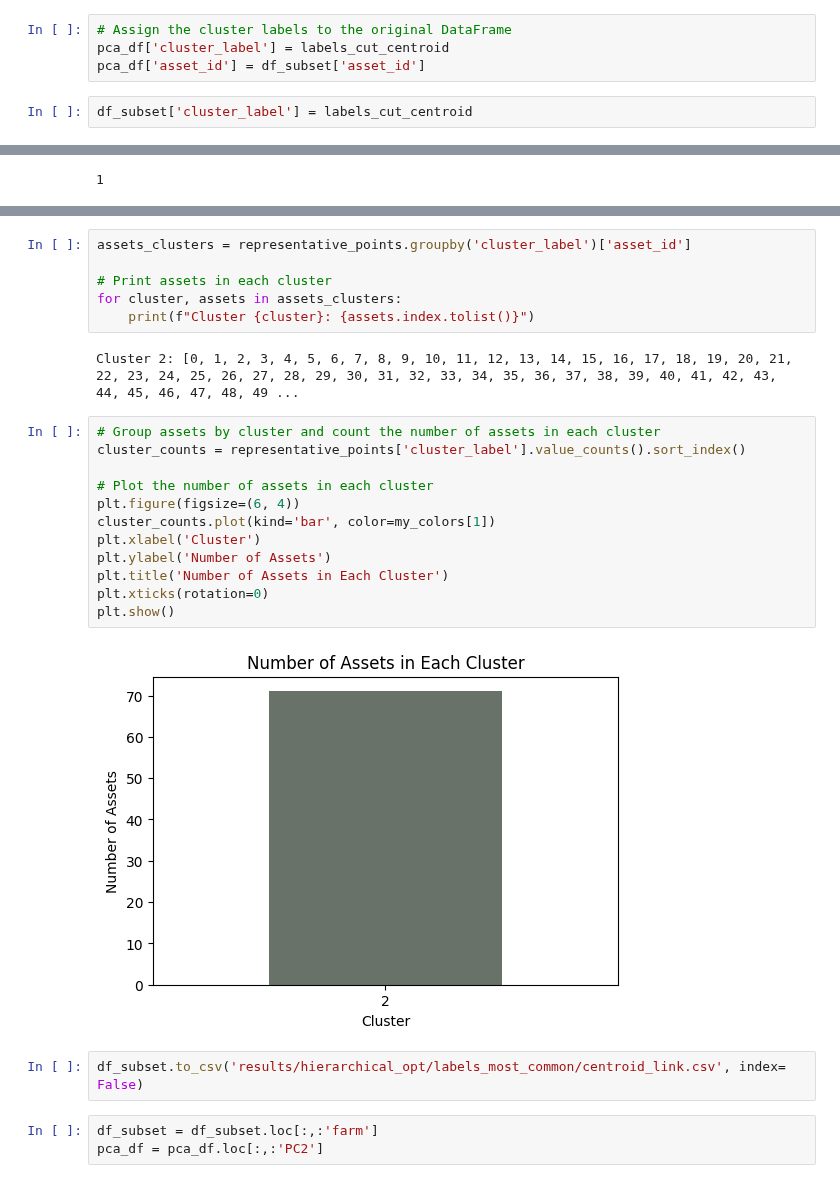
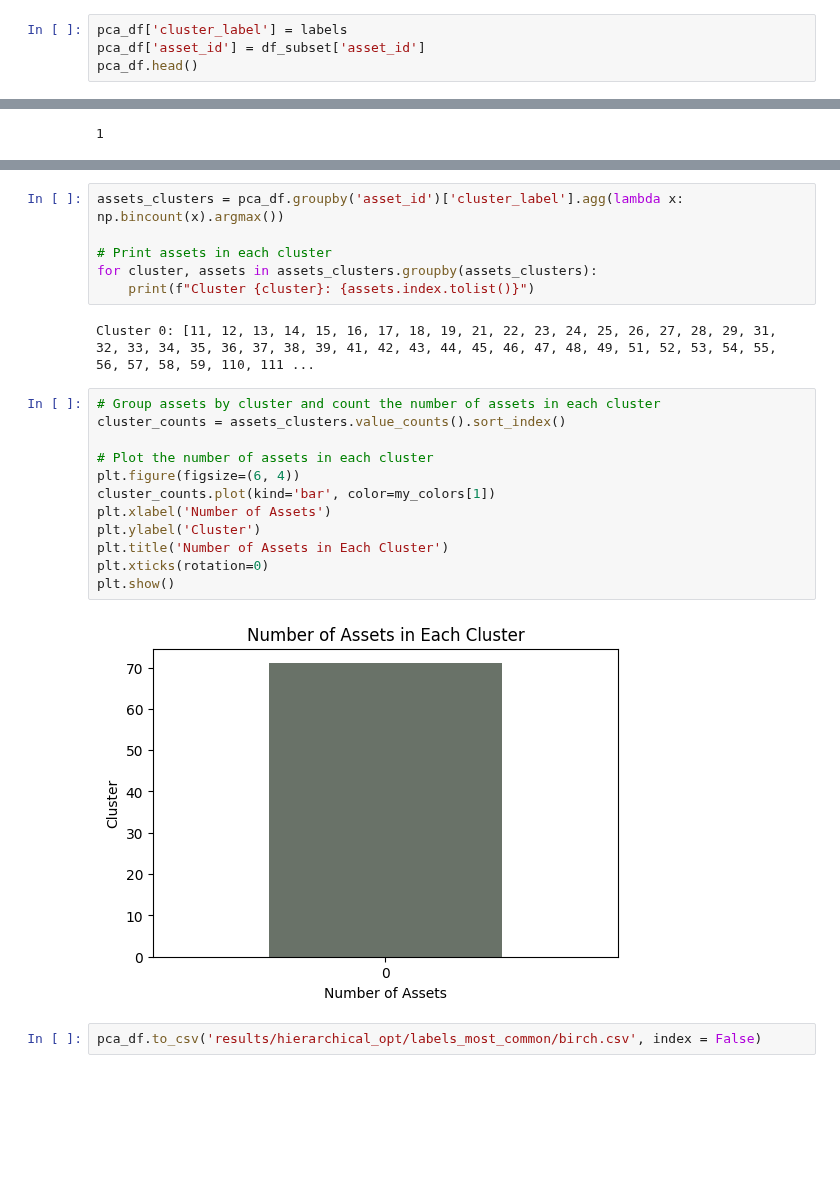
Before and after one commit to sarabreu/thesis_dev, a Jupyter notebook: models/with_clean_data/wind/hierarchical_cluster_opt.ipynb, the cells around one changed output, grey strips where cells are left out. Saved outputs shown, nothing was run; the diff lists cells and outputs as text; blank space fills up the shorter version.

```diff
--- a/models/with_clean_data/wind/hierarchical_cluster_opt.ipynb
+++ b/models/with_clean_data/wind/hierarchical_cluster_opt.ipynb
@@ -544,6 +791,4 @@ df_subset = df_subset.loc[:,'asset_id':'farm']
-# %%
-# Assign the cluster labels to the original DataFrame
-pca_df['cluster_label'] = labels_cut_centroid
-pca_df['asset_id'] = df_subset['asset_id']
-# %%
-df_subset['cluster_label'] = labels_cut_centroid
+# %%
+pca_df['cluster_label'] = labels
+pca_df['asset_id'] = df_subset['asset_id']
+pca_df.head()
@@ -618,28 +856,25 @@ representative_points
 71 rows × 4 columns
 # %%
-assets_clusters = representative_points.groupby('cluster_label')['asset_id']
+assets_clusters = pca_df.groupby('asset_id')['cluster_label'].agg(lambda x: np.bincount(x).argmax())
 
 # Print assets in each cluster
-for cluster, assets in assets_clusters:
+for cluster, assets in assets_clusters.groupby(assets_clusters):
     print(f"Cluster {cluster}: {assets.index.tolist()}")
 # %% [output]
-Cluster 2: [0, 1, 2, 3, 4, 5, 6, 7, 8, 9, 10, 11, 12, 13, 14, 15, 16, 17, 18, 19, 20, 21, 22, 23, 24, 25, 26, 27, 28, 29, 30, 31, 32, 33, 34, 35, 36, 37, 38, 39, 40, 41, 42, 43, 44, 45, 46, 47, 48, 49 ...
+Cluster 0: [11, 12, 13, 14, 15, 16, 17, 18, 19, 21, 22, 23, 24, 25, 26, 27, 28, 29, 31, 32, 33, 34, 35, 36, 37, 38, 39, 41, 42, 43, 44, 45, 46, 47, 48, 49, 51, 52, 53, 54, 55, 56, 57, 58, 59, 110, 111 ...
 # %%
 # Group assets by cluster and count the number of assets in each cluster
-cluster_counts = representative_points['cluster_label'].value_counts().sort_index()
+cluster_counts = assets_clusters.value_counts().sort_index()
 
 # Plot the number of assets in each cluster
 plt.figure(figsize=(6, 4))
 cluster_counts.plot(kind='bar', color=my_colors[1])
-plt.xlabel('Cluster')
-plt.ylabel('Number of Assets')
+plt.xlabel('Number of Assets')
+plt.ylabel('Cluster')
 plt.title('Number of Assets in Each Cluster')
 plt.xticks(rotation=0)
 plt.show()
 # %% [output]
-[figure, old version]
+[figure, new version]
 # %%
-df_subset.to_csv('results/hierarchical_opt/labels_most_common/centroid_link.csv', index= False)
+pca_df.to_csv('results/hierarchical_opt/labels_most_common/birch.csv', index = False)
-# %%
-df_subset = df_subset.loc[:,:'farm']
-pca_df = pca_df.loc[:,:'PC2']
```
Also changed, not shown: parts of 126 cells of this notebook, 6 other files.
